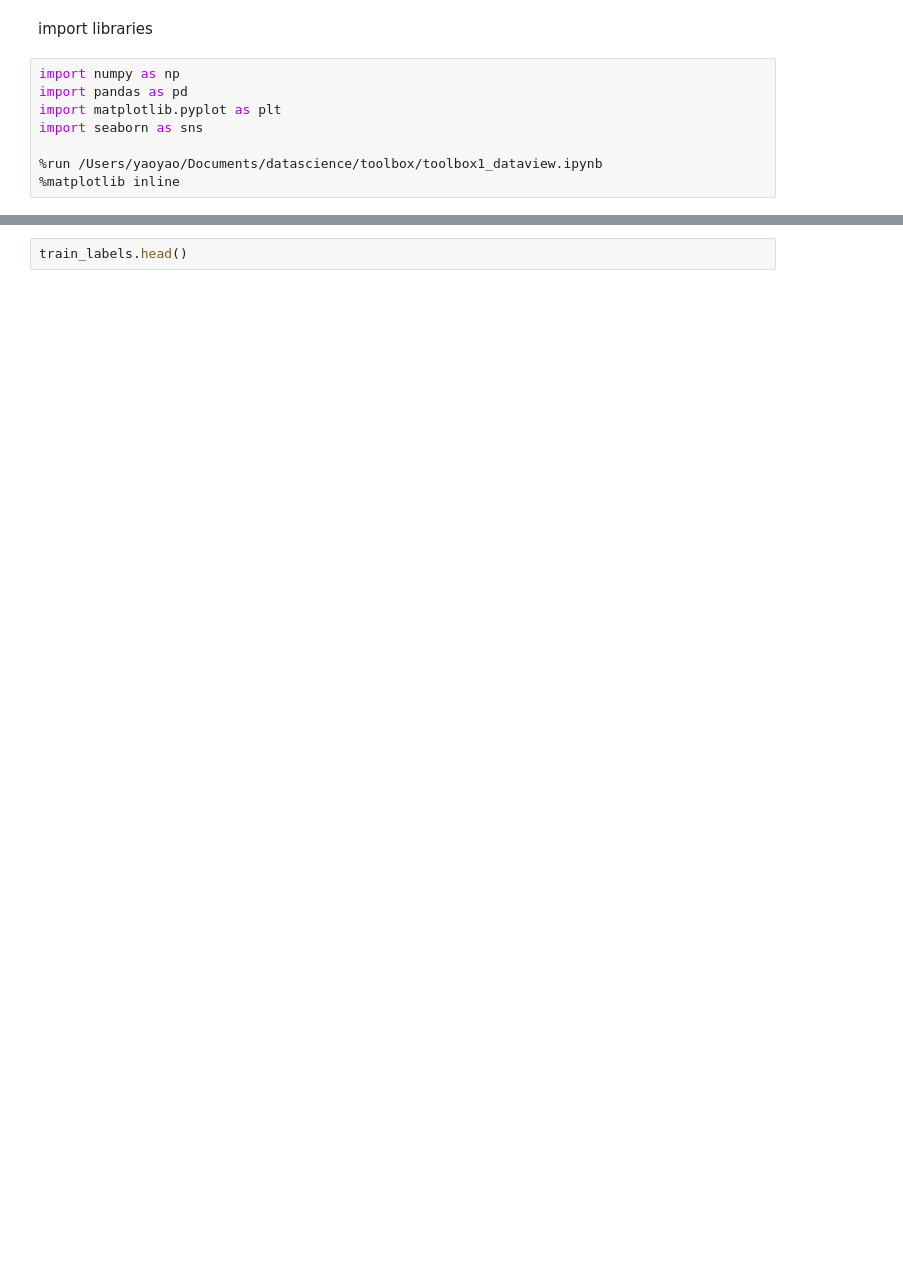
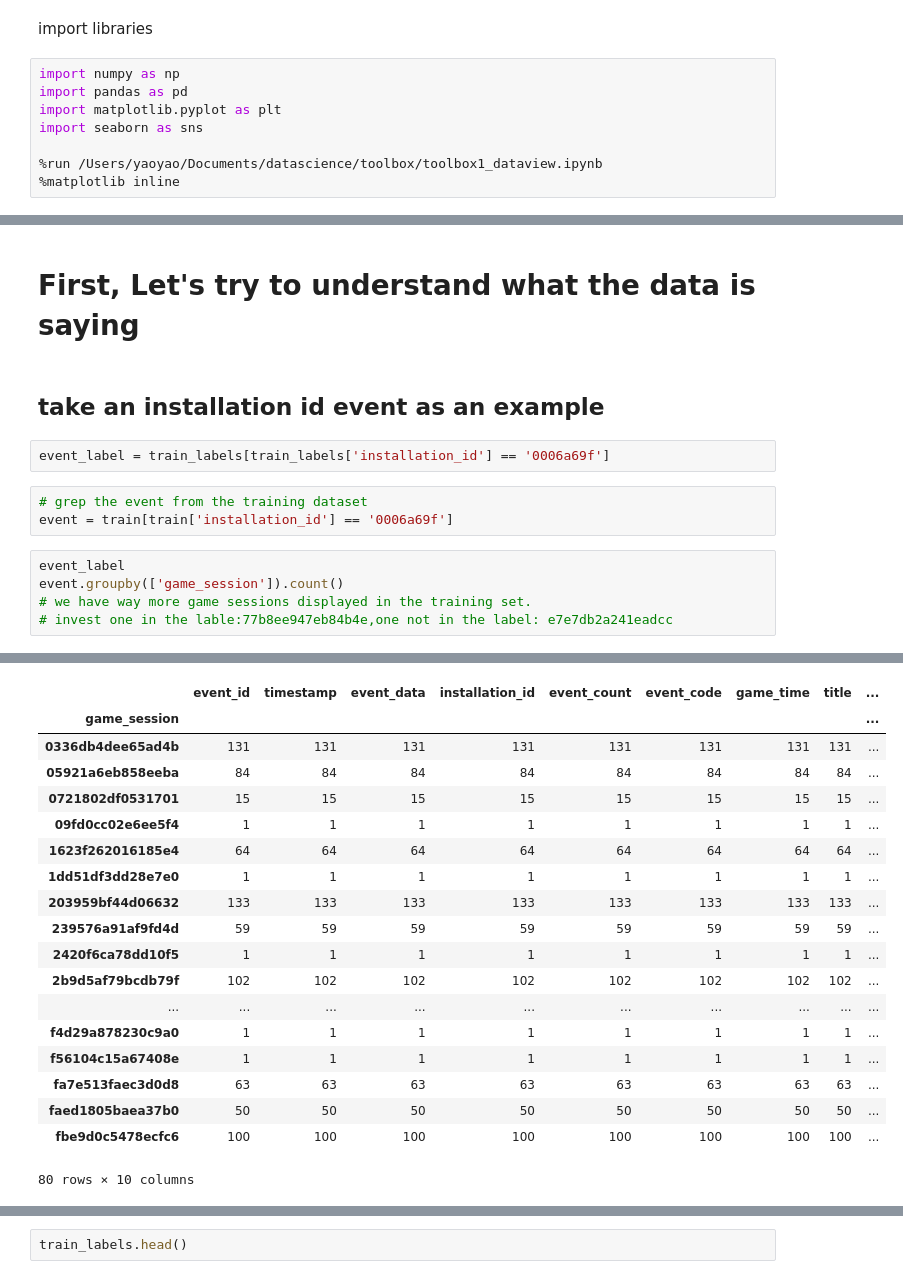
Before and after one commit to yaoyaoustc/Kaggle, a Jupyter notebook: 0106_dsbowl/part1.ipynb, the cells around one changed output, grey strips where cells are left out. Drawn from its saved outputs; the diff is of its cells as text; blank space fills up the shorter version.

```diff
--- a/0106_dsbowl/part1.ipynb
+++ b/0106_dsbowl/part1.ipynb
@@ -19,0 +36,15 @@ specs['info'][0]
+# %% [markdown]
+# First, Let's try to understand what the data is saying
+# %% [markdown]
+## take an installation id event as an example
+# %%
+event_label = train_labels[train_labels['installation_id'] == '0006a69f']
+# %%
+# grep the event from the training dataset
+event = train[train['installation_id'] == '0006a69f']
+# %%
+event_label
+event.groupby(['game_session']).count()
+# we have way more game sessions displayed in the training set.
+# invest one in the lable:77b8ee947eb84b4e,one not in the label: e7e7db2a241eadcc
+# %% [output]
@@ -19,0 +57,19 @@ specs['info'][0]
+|  | event_id | timestamp | event_data | installation_id | event_count | event_code | game_time | title | ... |
+| game_session |  |  |  |  |  |  |  |  | ... |
+| 0336db4dee65ad4b | 131 | 131 | 131 | 131 | 131 | 131 | 131 | 131 | ... |
+| 05921a6eb858eeba | 84 | 84 | 84 | 84 | 84 | 84 | 84 | 84 | ... |
+| 0721802df0531701 | 15 | 15 | 15 | 15 | 15 | 15 | 15 | 15 | ... |
+| 09fd0cc02e6ee5f4 | 1 | 1 | 1 | 1 | 1 | 1 | 1 | 1 | ... |
+| 1623f262016185e4 | 64 | 64 | 64 | 64 | 64 | 64 | 64 | 64 | ... |
+| 1dd51df3dd28e7e0 | 1 | 1 | 1 | 1 | 1 | 1 | 1 | 1 | ... |
+| 203959bf44d06632 | 133 | 133 | 133 | 133 | 133 | 133 | 133 | 133 | ... |
+| 239576a91af9fd4d | 59 | 59 | 59 | 59 | 59 | 59 | 59 | 59 | ... |
+| 2420f6ca78dd10f5 | 1 | 1 | 1 | 1 | 1 | 1 | 1 | 1 | ... |
+| 2b9d5af79bcdb79f | 102 | 102 | 102 | 102 | 102 | 102 | 102 | 102 | ... |
+| ... | ... | ... | ... | ... | ... | ... | ... | ... | ... |
+| f4d29a878230c9a0 | 1 | 1 | 1 | 1 | 1 | 1 | 1 | 1 | ... |
+| f56104c15a67408e | 1 | 1 | 1 | 1 | 1 | 1 | 1 | 1 | ... |
+| fa7e513faec3d0d8 | 63 | 63 | 63 | 63 | 63 | 63 | 63 | 63 | ... |
+| faed1805baea37b0 | 50 | 50 | 50 | 50 | 50 | 50 | 50 | 50 | ... |
+| fbe9d0c5478ecfc6 | 100 | 100 | 100 | 100 | 100 | 100 | 100 | 100 | ... |
+80 rows × 10 columns
```
Also changed, not shown: parts of 42 cells of this notebook, 1 other file.
